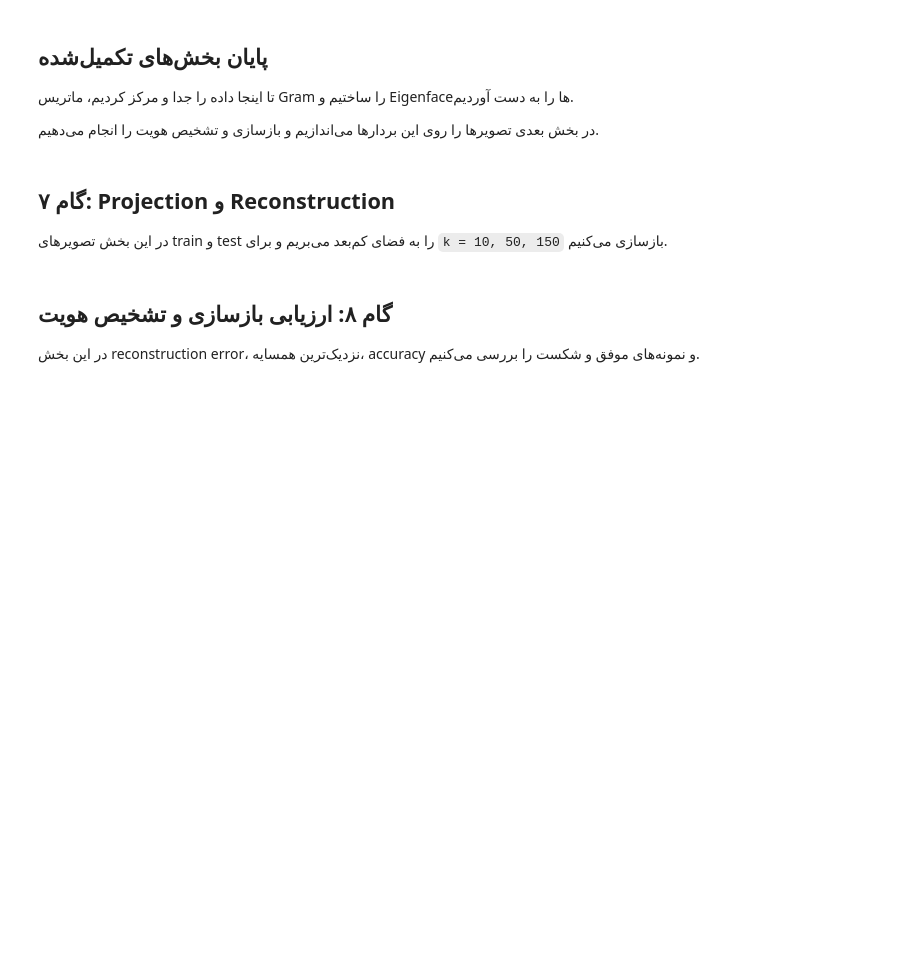
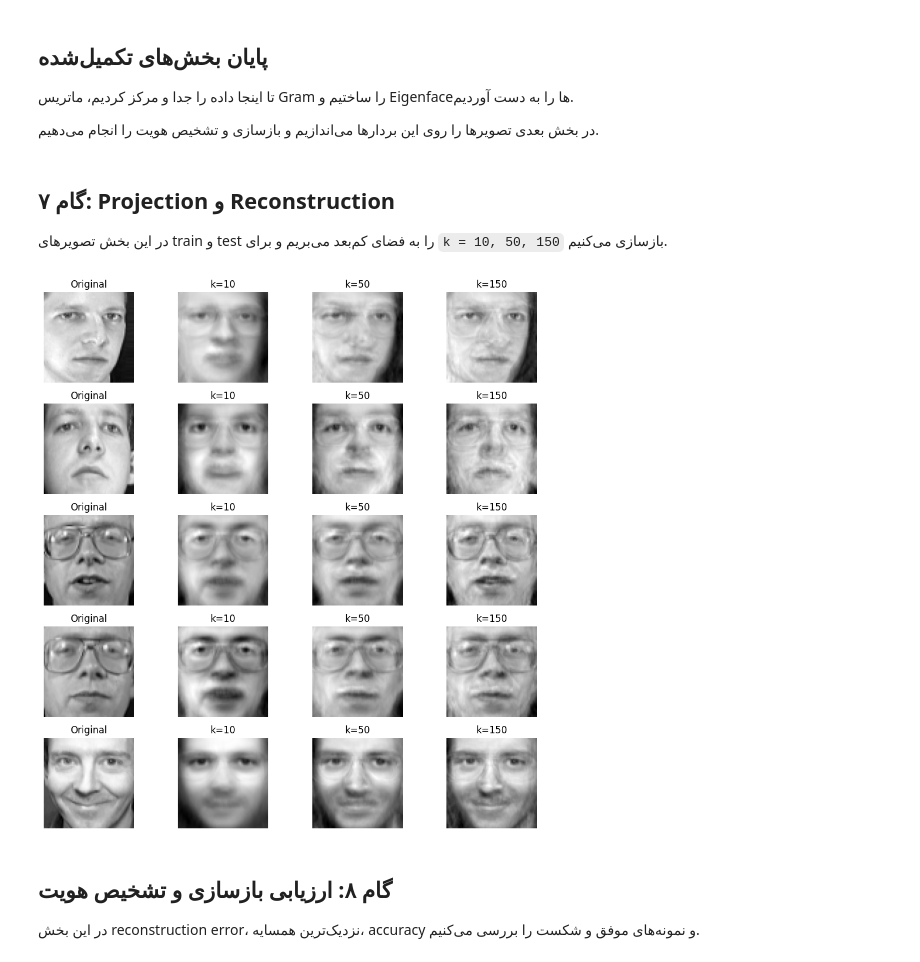
Before and after one commit to yasaman1994/eigenfaces-from-scratch, a Jupyter notebook: eigenfaces_from_scratch.ipynb, the cells around one changed output. Saved outputs shown, nothing was run; the diff lists cells and outputs as text; code cells hidden in the pictures; blank space fills up the shorter version.

```diff
--- a/eigenfaces_from_scratch.ipynb
+++ b/eigenfaces_from_scratch.ipynb
@@ -226,6 +253,39 @@ variance of first 10 components: 65.96 %
 ## گام ۷: Projection و Reconstruction
 
 در این بخش تصویرهای train و test را به فضای کم‌بعد می‌بریم و برای `k = 10, 50, 150` بازسازی می‌کنیم.
+# %%
+ks = [10, 50, 150]
+num_samples = 5
+fig, axes = plt.subplots(
+    num_samples,
+    4,
+    figsize=(10, 10)
+)
+for i in range(num_samples):
+    x = X_test[i]
+    x_centered = x - mean_face
+    axes[i,0].imshow(
+        x.reshape(64,64),
+        cmap="gray"
+    )
+    axes[i,0].set_title("Original")
+    axes[i,0].axis("off")
+    for j,k in enumerate(ks):
+        U_k = eigenfaces[:, :k]
+        # Projection
+        z = x_centered @ U_k
+        # Reconstruction
+        x_rec = z @ U_k.T + mean_face
+        axes[i,j+1].imshow(
+            x_rec.reshape(64,64),
+            cmap="gray"
+        )
+        axes[i,j+1].set_title(f"k={k}")
+        axes[i,j+1].axis("off")
+plt.tight_layout()
+plt.show()
+# %% [output]
+[figure, added]
 # %% [markdown]
 ## گام ۸: ارزیابی بازسازی و تشخیص هویت
 
```
Also changed, not shown: parts of 7 cells of this notebook.
